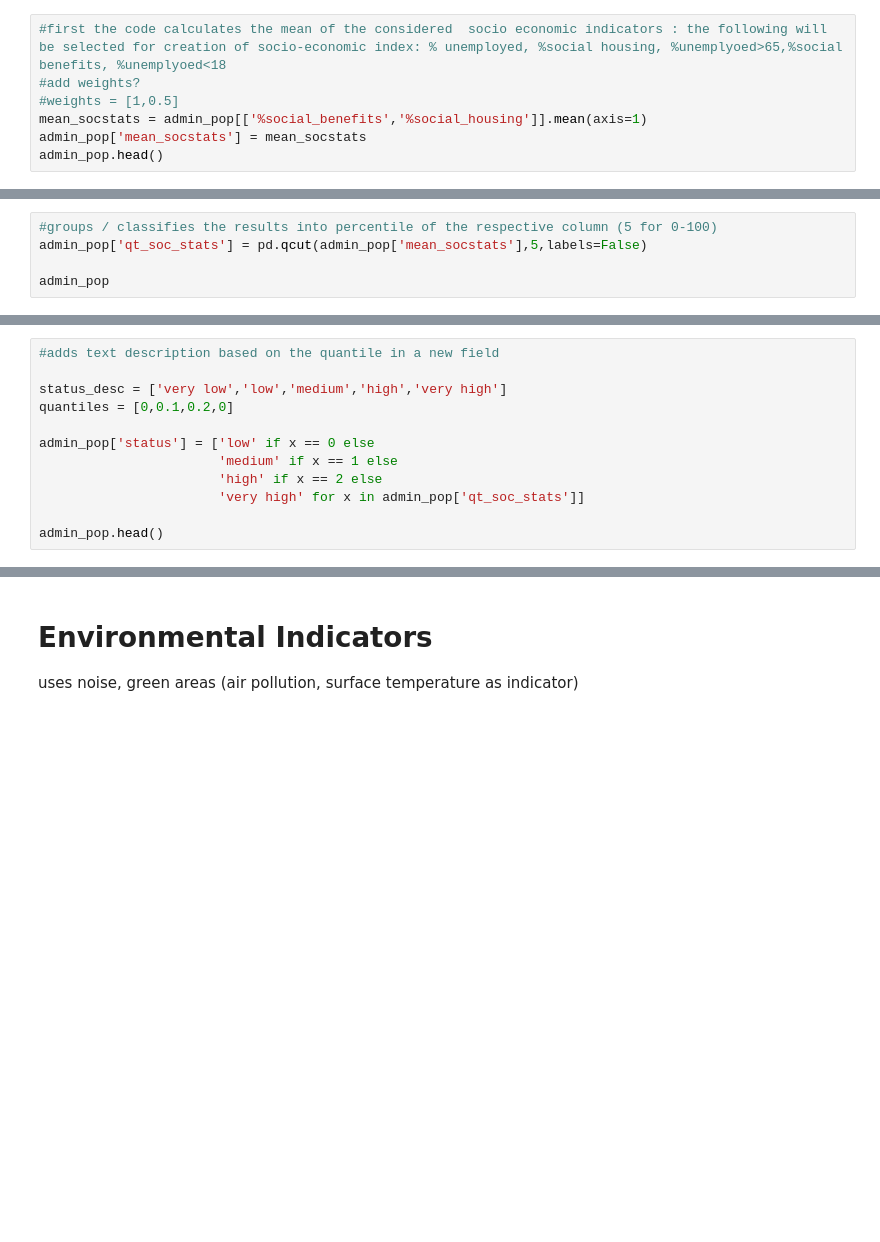
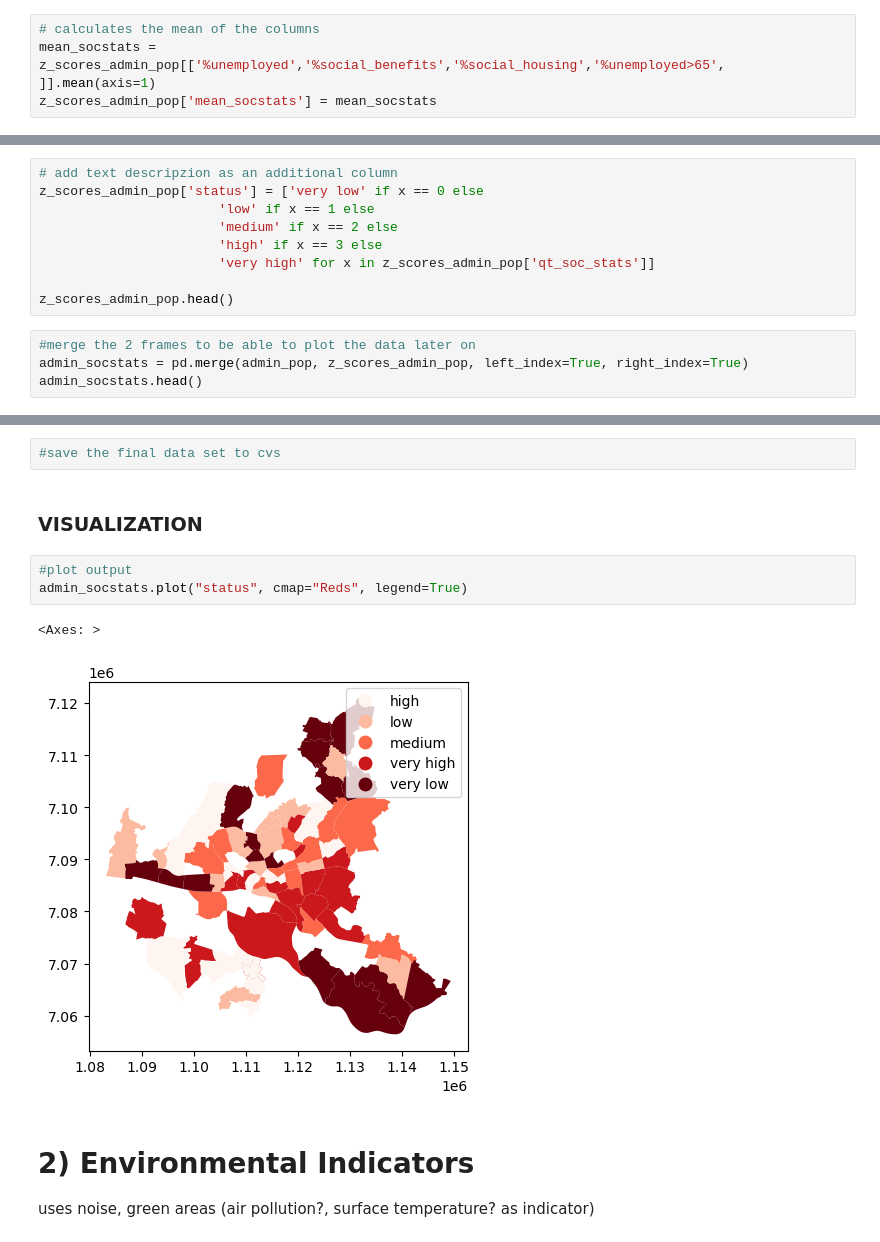
Before and after one commit to CharlotteGIS/egm722_project, a Jupyter notebook: my_project.ipynb, the cells around one changed output, grey strips where cells are left out. Cells and saved outputs as stored; diff of their text form; blank space fills up the shorter version.

Commit message:
data cleaning continued - calculation of social stats

```diff
--- a/my_project.ipynb
+++ b/my_project.ipynb
@@ -102,7 +72,4 @@ object
 # %%
-#first the code calculates the mean of the considered  socio economic indicators : the following will be selected for creation of socio-economic index: % unemployed, %social housing, %unemplyoed>65,%social benefits, %unemplyoed<18
-#add weights?
-#weights = [1,0.5]
-mean_socstats = admin_pop[['%social_benefits','%social_housing']].mean(axis=1)
-admin_pop['mean_socstats'] = mean_socstats
-admin_pop.head()
+# calculates the mean of the columns
+mean_socstats = z_scores_admin_pop[['%unemployed','%social_benefits','%social_housing','%unemployed>65', ]].mean(axis=1)
+z_scores_admin_pop['mean_socstats'] = mean_socstats
@@ -117,5 +75,0 @@ admin_pop.head()
-# %%
-#groups / classifies the results into percentile of the respective column (5 for 0-100)
-admin_pop['qt_soc_stats'] = pd.qcut(admin_pop['mean_socstats'],5,labels=False)
-
-admin_pop
@@ -136,12 +79,13 @@ admin_pop
+# %%
+# add text descripzion as an additional column
+z_scores_admin_pop['status'] = ['very low' if x == 0 else
+                       'low' if x == 1 else
+                       'medium' if x == 2 else
+                       'high' if x == 3 else
+                       'very high' for x in z_scores_admin_pop['qt_soc_stats']]
+
+z_scores_admin_pop.head()
 # %%
-#adds text description based on the quantile in a new field
-
-status_desc = ['very low','low','medium','high','very high']
-quantiles = [0,0.1,0.2,0]
-
-admin_pop['status'] = ['low' if x == 0 else
-                       'medium' if x == 1 else
-                       'high' if x == 2 else
-                       'very high' for x in admin_pop['qt_soc_stats']]
-
-admin_pop.head()
+#merge the 2 frames to be able to plot the data later on
+admin_socstats = pd.merge(admin_pop, z_scores_admin_pop, left_index=True, right_index=True)
+admin_socstats.head()
@@ -156,5 +92,15 @@ admin_pop.head()
-# %% [markdown]
-# Environmental Indicators
-uses noise, green areas (air pollution, surface temperature as indicator)
+# %%
+#save the final data set to cvs
+# %% [markdown]
+### VISUALIZATION
+# %%
+#plot output
+admin_socstats.plot("status", cmap="Reds", legend=True)
+# %% [output]
+<Axes: >
+[figure, added]
+# %% [markdown]
+# 2) Environmental Indicators
+uses noise, green areas (air pollution?, surface temperature? as indicator)
 # %%
 #load the data
```
Also changed, not shown: parts of 30 cells of this notebook.
